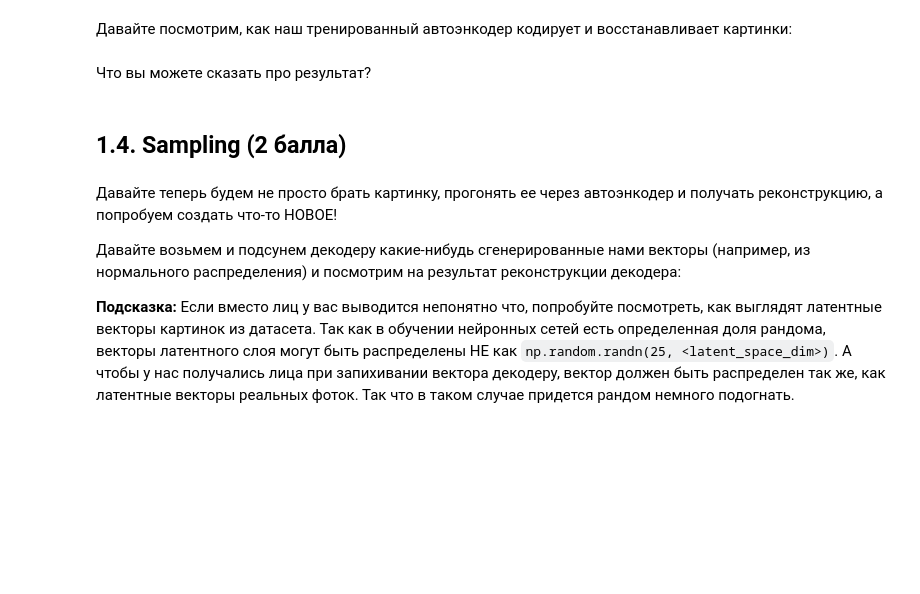
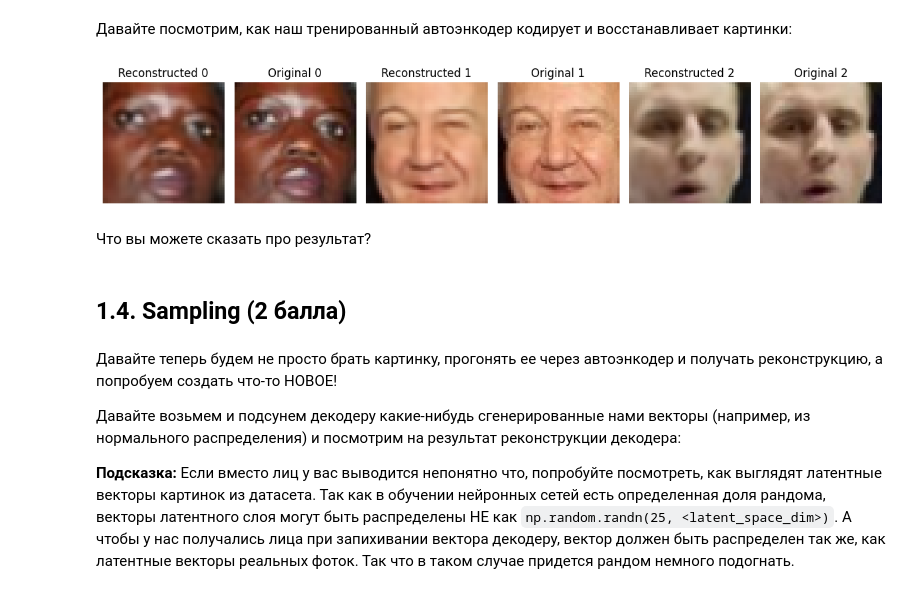
Before and after one commit to Zakrung23/DLS, a Jupyter notebook: week_10_AE_VAE/Homework/hw_7_autoencoders.ipynb, the cells around one changed output. Cells and saved outputs as stored; diff of their text form; code cells hidden in the pictures; blank space fills up the shorter version.

```diff
--- a/week_10_AE_VAE/Homework/hw_7_autoencoders.ipynb
+++ b/week_10_AE_VAE/Homework/hw_7_autoencoders.ipynb
@@ -258,3 +235,27 @@ NameError: name 'plt' is not defined
+# %%
+num_images = reconstructed.shape[0]
+fig, axes = plt.subplots(1, 2 * num_images, figsize=(4 * num_images, 4))
+
+axes = axes.flatten() if num_images > 1 else axes
+
+idx = 0
+for i in range(num_images):
+    # Reconstructed on left
+    axes[idx].imshow(reconstructed[i].permute(1, 2, 0).cpu().detach().numpy())
+    axes[idx].set_title(f'Reconstructed {i}')
+    axes[idx].axis('off')
+    idx += 1
+
+    # Original on right
+    axes[idx].imshow(X_batch[i].permute(1, 2, 0).cpu().detach().numpy())
+    axes[idx].set_title(f'Original {i}')
+    axes[idx].axis('off')
+    idx += 1
+
+plt.tight_layout()
+plt.show()
+# %% [output]
+[figure, added]
 # %% [markdown]
 Что вы можете сказать про результат?
 # %% [markdown]
```
Also changed, not shown: parts of 36 cells of this notebook.
